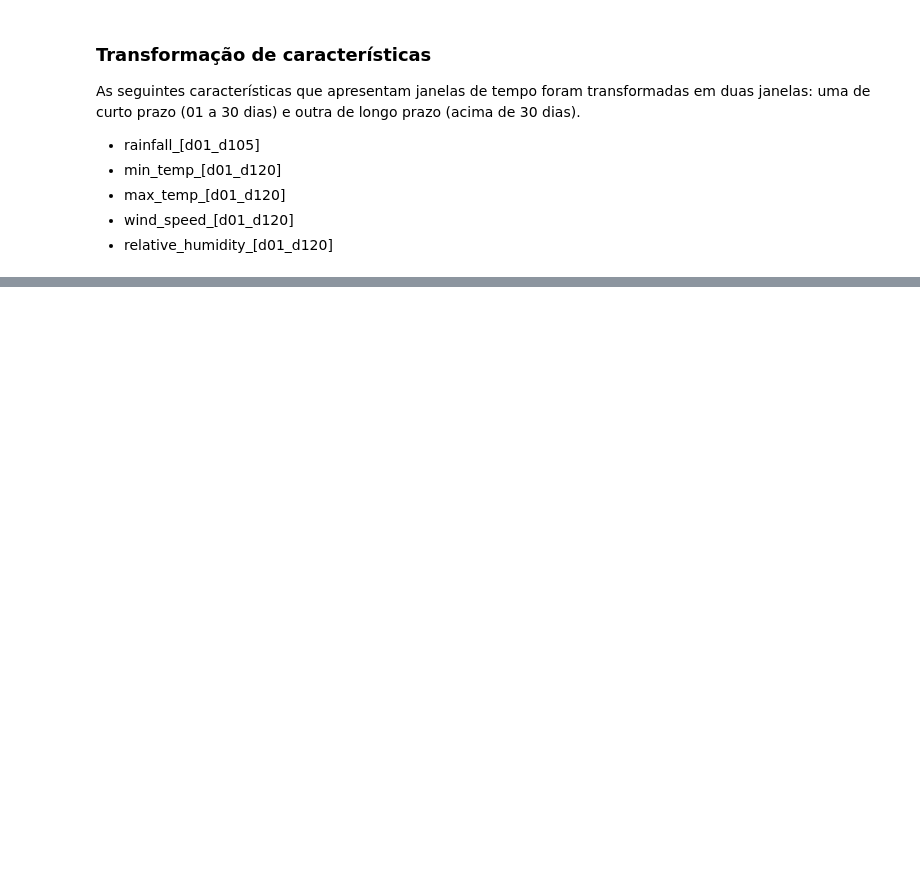
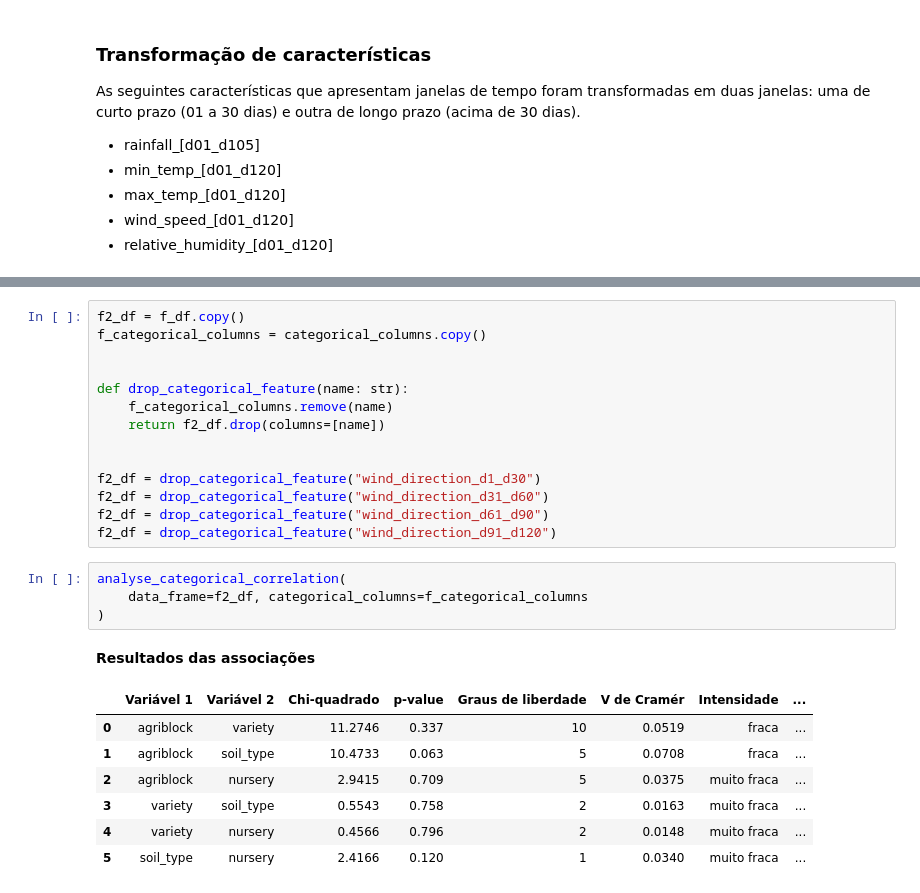
Before and after one commit to gabdumal/data_mining, a Jupyter notebook: assignment_3/treatment.ipynb, the cells around one changed output, grey strips where cells are left out. Cells and saved outputs as stored; diff of their text form; blank space fills up the shorter version.

```diff
--- a/assignment_3/treatment.ipynb
+++ b/assignment_3/treatment.ipynb
@@ -222,0 +373,27 @@ Pares fortemente correlacionados (|r| >= 0.8)
+# %%
+f2_df = f_df.copy()
+f_categorical_columns = categorical_columns.copy()
+
+
+def drop_categorical_feature(name: str):
+    f_categorical_columns.remove(name)
+    return f2_df.drop(columns=[name])
+
+
+f2_df = drop_categorical_feature("wind_direction_d1_d30")
+f2_df = drop_categorical_feature("wind_direction_d31_d60")
+f2_df = drop_categorical_feature("wind_direction_d61_d90")
+f2_df = drop_categorical_feature("wind_direction_d91_d120")
+# %%
+analyse_categorical_correlation(
+    data_frame=f2_df, categorical_columns=f_categorical_columns
+)
+# %% [output]
+Resultados das associações
+|  | Variável 1 | Variável 2 | Chi-quadrado | p-value | Graus de liberdade | V de Cramér | Intensidade | ... |
+| 0 | agriblock | variety | 11.2746 | 0.337 | 10 | 0.0519 | fraca | ... |
+| 1 | agriblock | soil_type | 10.4733 | 0.063 | 5 | 0.0708 | fraca | ... |
+| 2 | agriblock | nursery | 2.9415 | 0.709 | 5 | 0.0375 | muito fraca | ... |
+| 3 | variety | soil_type | 0.5543 | 0.758 | 2 | 0.0163 | muito fraca | ... |
+| 4 | variety | nursery | 0.4566 | 0.796 | 2 | 0.0148 | muito fraca | ... |
+| 5 | soil_type | nursery | 2.4166 | 0.120 | 1 | 0.0340 | muito fraca | ... |
```
Also changed, not shown: parts of 8 cells of this notebook, 1 other file.
